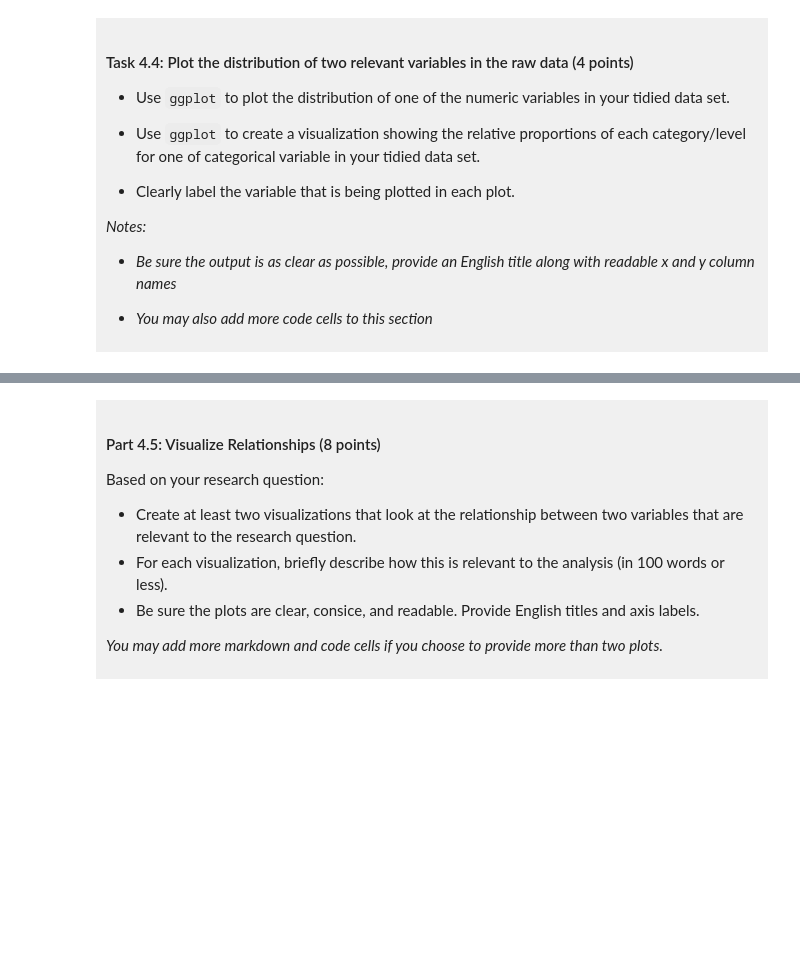
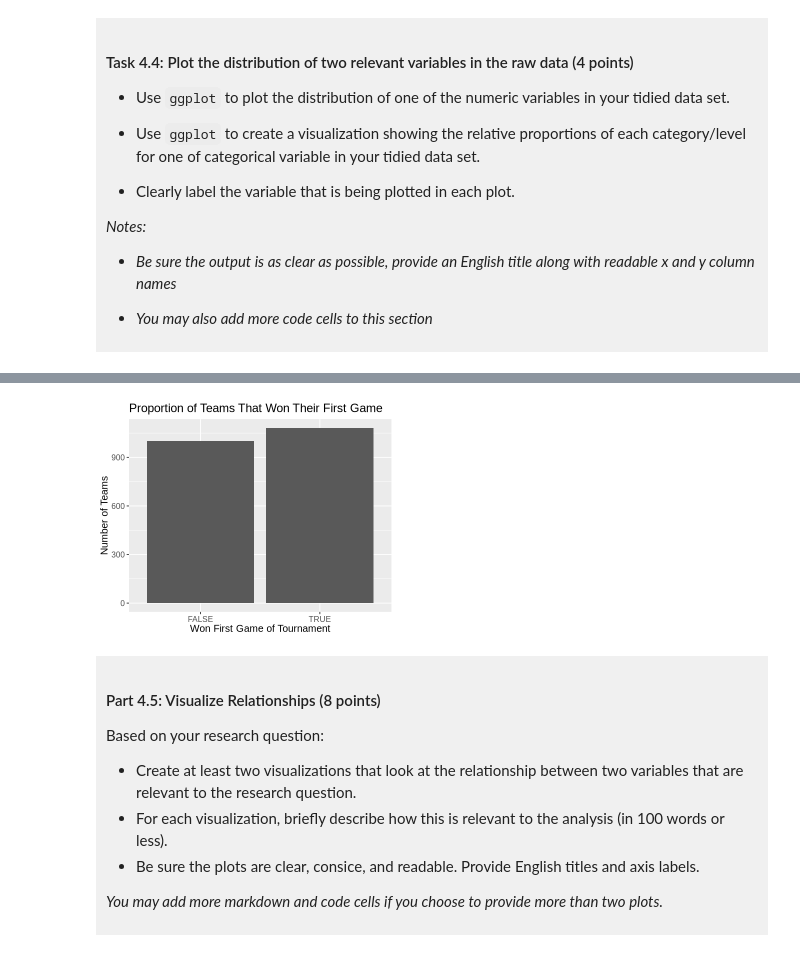
Before and after one commit to jnschieck/dsci-100-project-jaymen-schieck, a Jupyter notebook: dsci-100-project-notebook.ipynb, the cells around one changed output, grey strips where cells are left out. Saved outputs shown, nothing was run; the diff lists cells and outputs as text; code cells hidden in the pictures; blank space fills up the shorter version.

```diff
--- a/dsci-100-project-notebook.ipynb
+++ b/dsci-100-project-notebook.ipynb
@@ -298,5 +347,17 @@ You will refine your research question (if needed) and produce a tidy data set.
 # %%
-### EDIT THIS CODE CELL FOR PLOT 2 ###
+options(repr.plot.width = 5, repr.plot.height = 4)
+won_first_game_prop <- tidy_data |> #calculating the number of teams that won or lost their first game of the tournament
+    group_by(won_first_game) |>
+    summarize(proportion = n())
+
+won_first_game_bar <- won_first_game_prop |> #bar chart of these proportions
+    ggplot(aes(x = won_first_game, y = proportion)) +
+    geom_bar(stat = "identity") +
+    labs(x = "Won First Game of Tournament", y = "Number of Teams", title = "Proportion of Teams That Won Their First Game") +
+    theme(text = element_text(size = 12))
+won_first_game_bar
+# %% [output]
+[figure, added]
 # %% [markdown]
 <div style="background-color: #f0f0f0; padding: 10px;">
 
```
Also changed, not shown: parts of 10 cells of this notebook.
